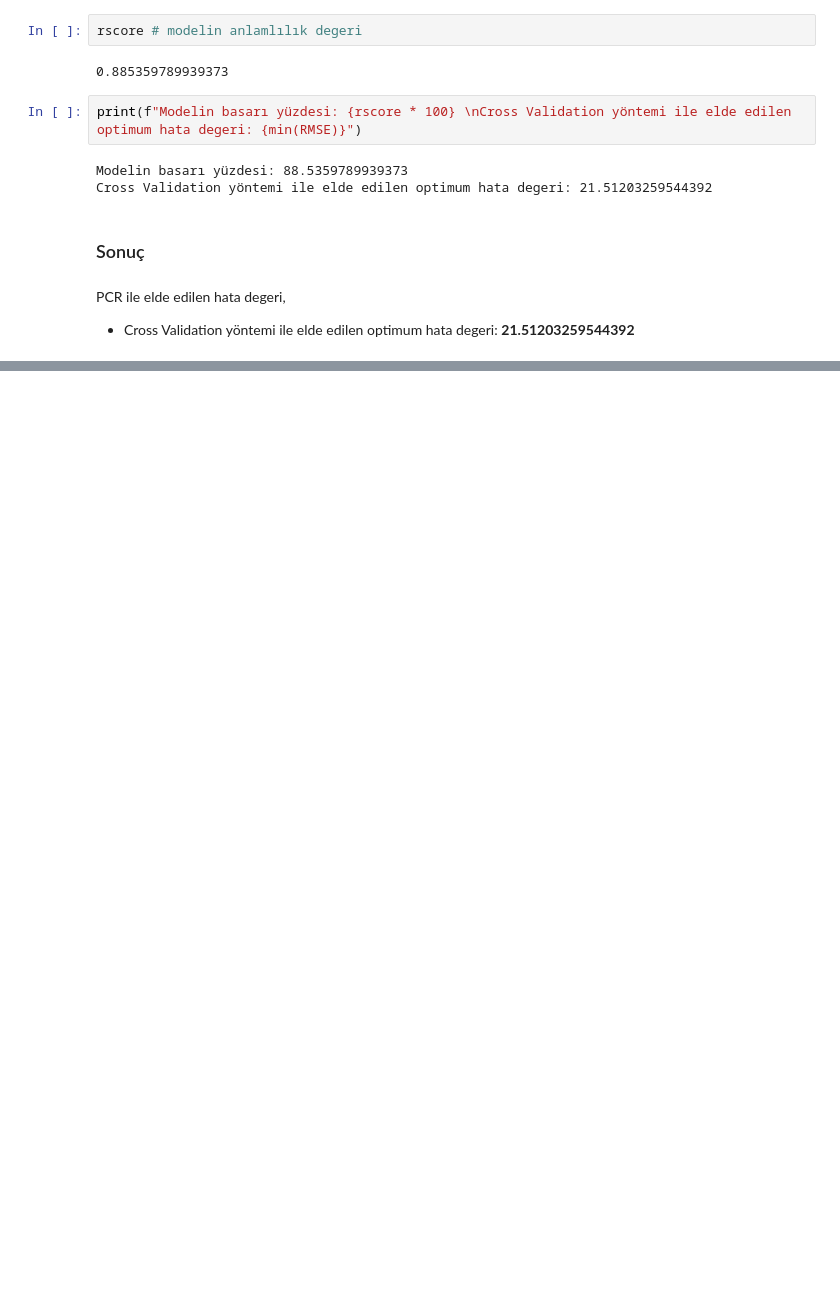
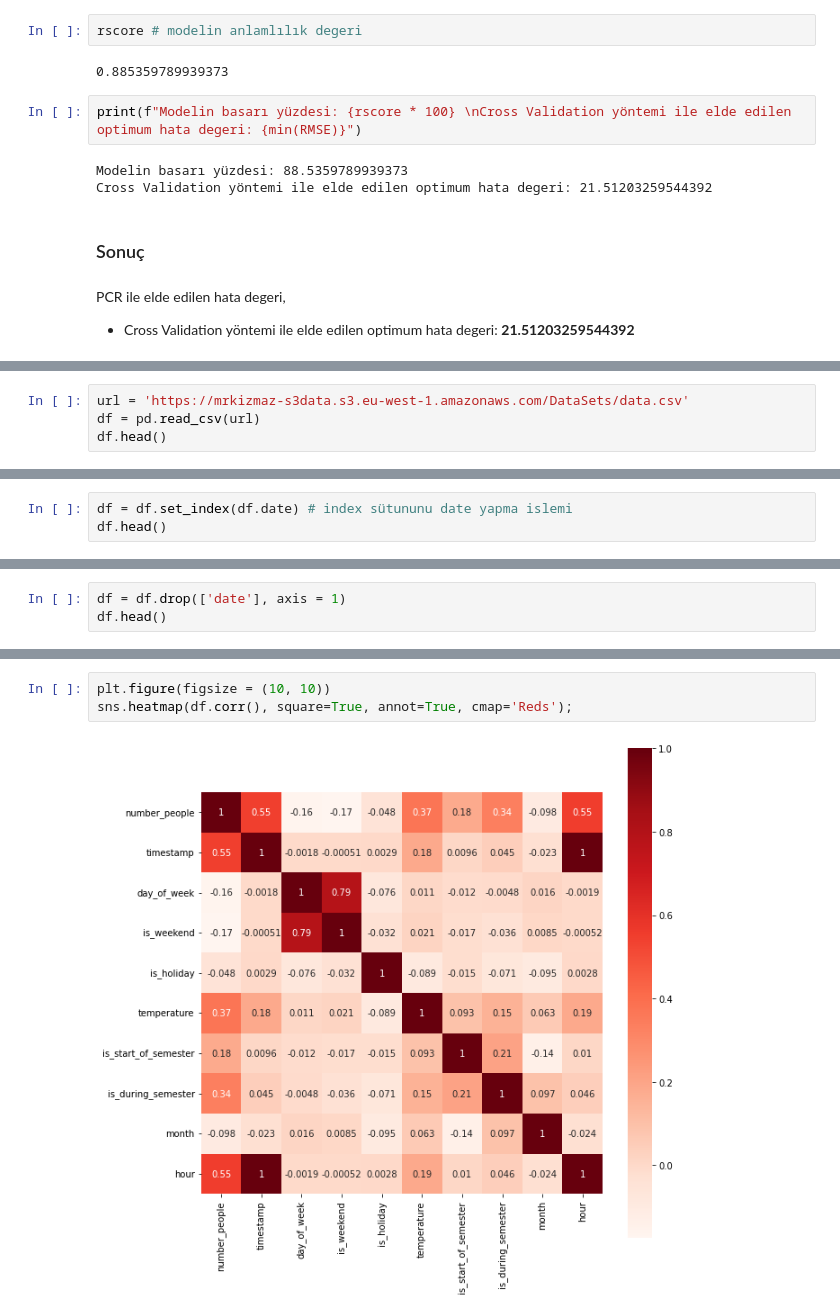
Before and after one commit to mrkizmaz/DataScience-and-MachineLearning, a Jupyter notebook: ML-Exercises/3-PCR.ipynb, the cells around one changed output, grey strips where cells are left out. Cells and saved outputs as stored; diff of their text form; blank space fills up the shorter version.

```diff
--- a/ML-Exercises/3-PCR.ipynb
+++ b/ML-Exercises/3-PCR.ipynb
@@ -249,0 +258,4 @@ PCR ile elde edilen hata degeri,
+# %%
+url = 'https://mrkizmaz-s3data.s3.eu-west-1.amazonaws.com/DataSets/data.csv'
+df = pd.read_csv(url)
+df.head()
@@ -249,0 +305,3 @@ PCR ile elde edilen hata degeri,
+# %%
+df = df.set_index(df.date) # index sütununu date yapma islemi
+df.head()
@@ -249,0 +316,3 @@ PCR ile elde edilen hata degeri,
+# %%
+df = df.drop(['date'], axis = 1)
+df.head()
@@ -249,0 +355,5 @@ PCR ile elde edilen hata degeri,
+# %%
+plt.figure(figsize = (10, 10))
+sns.heatmap(df.corr(), square=True, annot=True, cmap='Reds');
+# %% [output]
+[figure, added]
```
Also changed, not shown: parts of 21 cells of this notebook.
